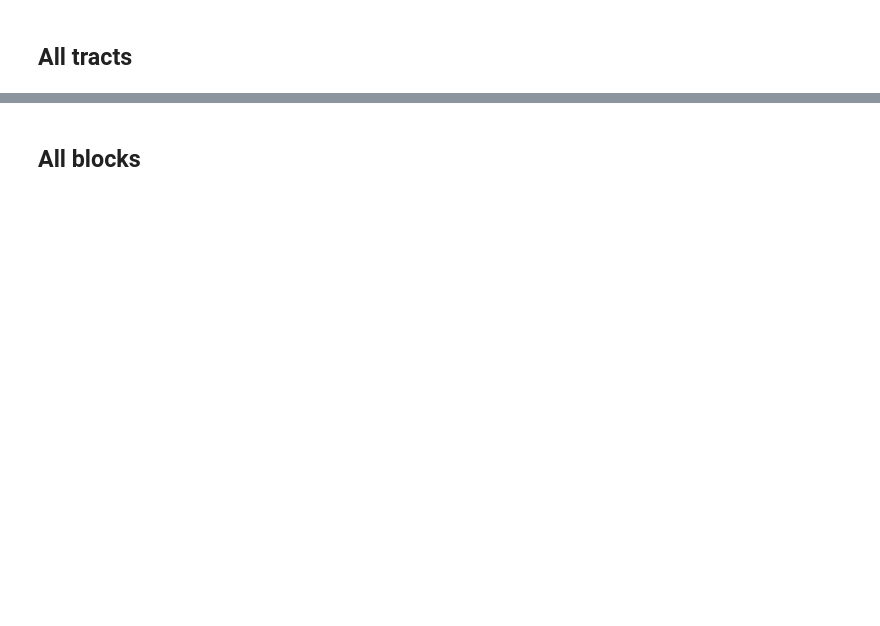
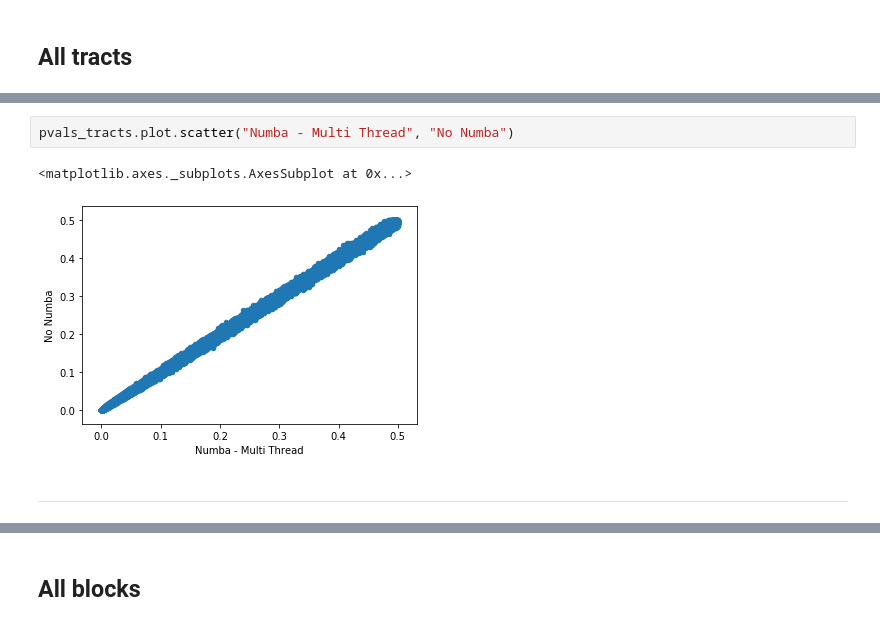
Before and after one commit to pysal/esda, a Jupyter notebook: perf-comparison.ipynb, the cells around one changed output, grey strips where cells are left out. Saved outputs shown, nothing was run; the diff lists cells and outputs as text; blank space fills up the shorter version.

```diff
--- a/perf-comparison.ipynb
+++ b/perf-comparison.ipynb
@@ -147,0 +247,7 @@ dtype: float64
+# %%
+pvals_tracts.plot.scatter("Numba - Multi Thread", "No Numba")
+# %% [output]
+<matplotlib.axes._subplots.AxesSubplot at 0x...>
+[figure, added]
+# %% [markdown]
+---
```
Also changed, not shown: parts of 20 cells of this notebook.
